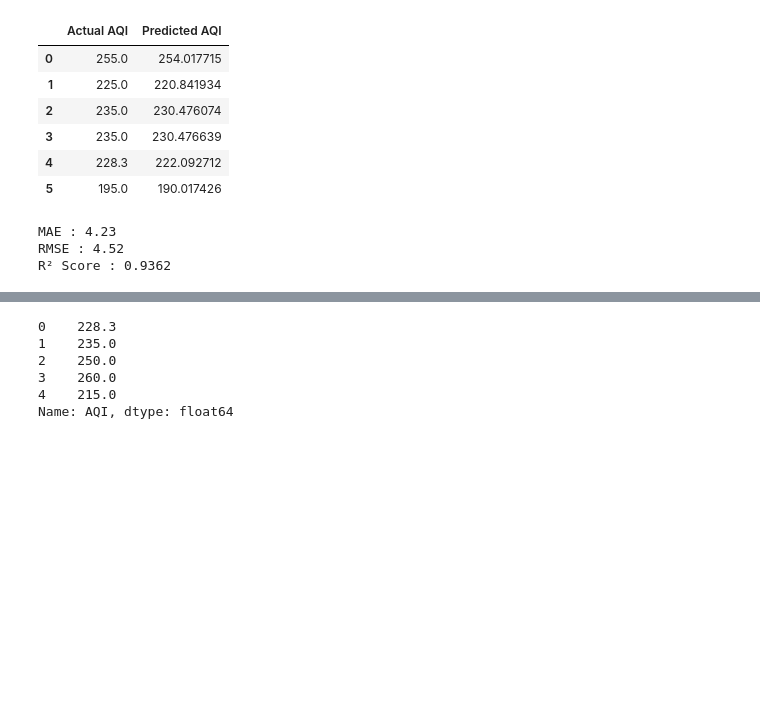
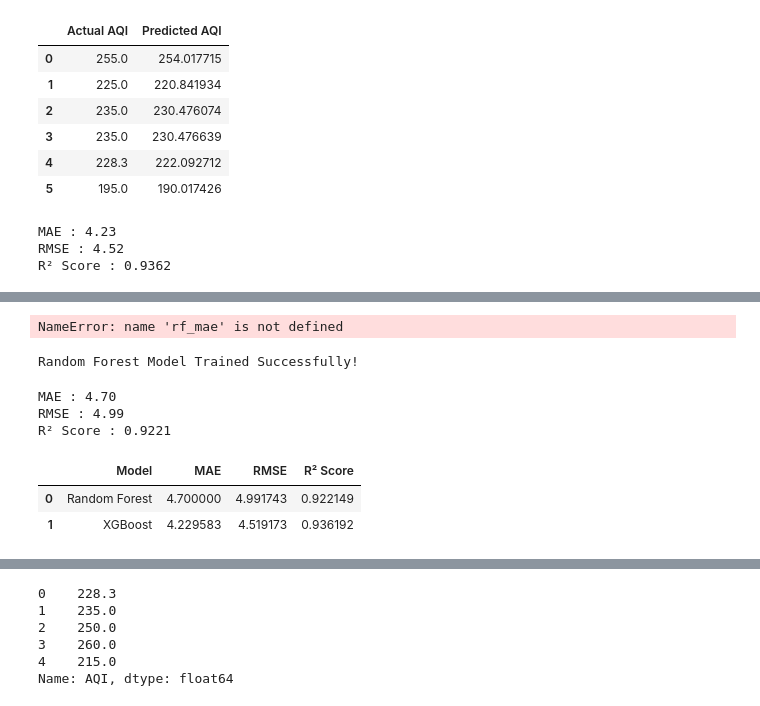
Before and after one commit to Anjalitiwari99/AQI_Prediction_System, a Jupyter notebook: notebooks/01_Data_Preprocessing.ipynb, the cells around one changed output, grey strips where cells are left out. Cells and saved outputs as stored; diff of their text form; code cells hidden in the pictures; blank space fills up the shorter version.

Commit message:
Compared Random Forest and XGBoost regression models

```diff
--- a/notebooks/01_Data_Preprocessing.ipynb
+++ b/notebooks/01_Data_Preprocessing.ipynb
@@ -1317,3 +1321,64 @@ R² Score : 0.9362
+# %%
+comparison = pd.DataFrame({
+    "Model": ["Random Forest", "XGBoost"],
+    "MAE": [rf_mae, xgb_mae],
+    "RMSE": [rf_rmse, xgb_rmse],
+    "R² Score": [rf_r2, xgb_r2]
+})
+
+comparison
+# %% [output]
+NameError: name 'rf_mae' is not defined
+# %%
+from sklearn.ensemble import RandomForestRegressor
+
+rf_model = RandomForestRegressor(
+    n_estimators=100,
+    random_state=42
+)
+# %%
+rf_model.fit(X_train, y_train)
+
+print("Random Forest Model Trained Successfully!")
+# %% [output]
+Random Forest Model Trained Successfully!
+# %%
+rf_predictions = rf_model.predict(X_test)
+# %%
+from sklearn.metrics import (
+    mean_absolute_error,
+    mean_squared_error,
+    r2_score
+)
+
+rf_mae = mean_absolute_error(y_test, rf_predictions)
+
+rf_mse = mean_squared_error(y_test, rf_predictions)
+
+rf_rmse = rf_mse ** 0.5
+
+rf_r2 = r2_score(y_test, rf_predictions)
+
+print(f"MAE : {rf_mae:.2f}")
+print(f"RMSE : {rf_rmse:.2f}")
+print(f"R² Score : {rf_r2:.4f}")
+# %% [output]
+MAE : 4.70
+RMSE : 4.99
+R² Score : 0.9221
+# %%
+comparison = pd.DataFrame({
+    "Model": ["Random Forest", "XGBoost"],
+    "MAE": [rf_mae, xgb_mae],
+    "RMSE": [rf_rmse, xgb_rmse],
+    "R² Score": [rf_r2, xgb_r2]
+})
+
+comparison
+# %% [output]
+|  | Model | MAE | RMSE | R² Score |
+| 0 | Random Forest | 4.700000 | 4.991743 | 0.922149 |
+| 1 | XGBoost | 4.229583 | 4.519173 | 0.936192 |
 # %%
 X.head()
 # %% [output]
```
Also changed, not shown: parts of 1 cell of this notebook.
